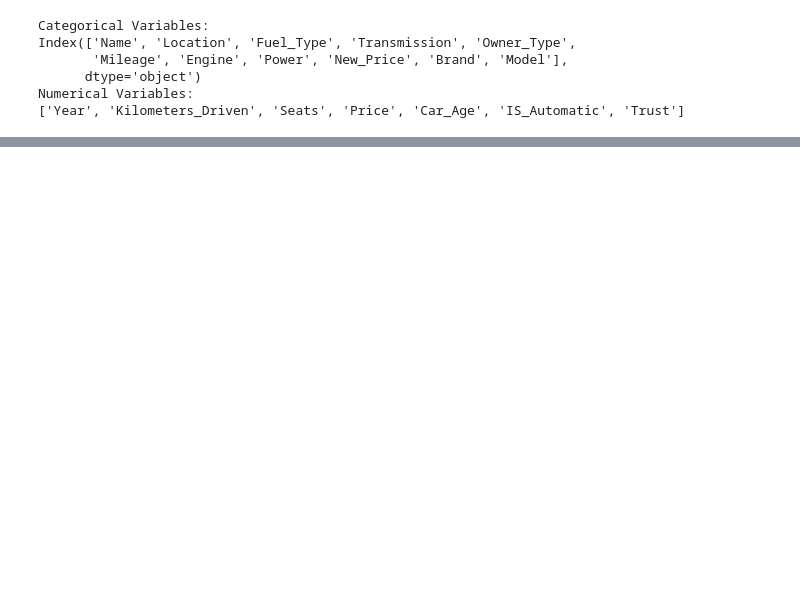
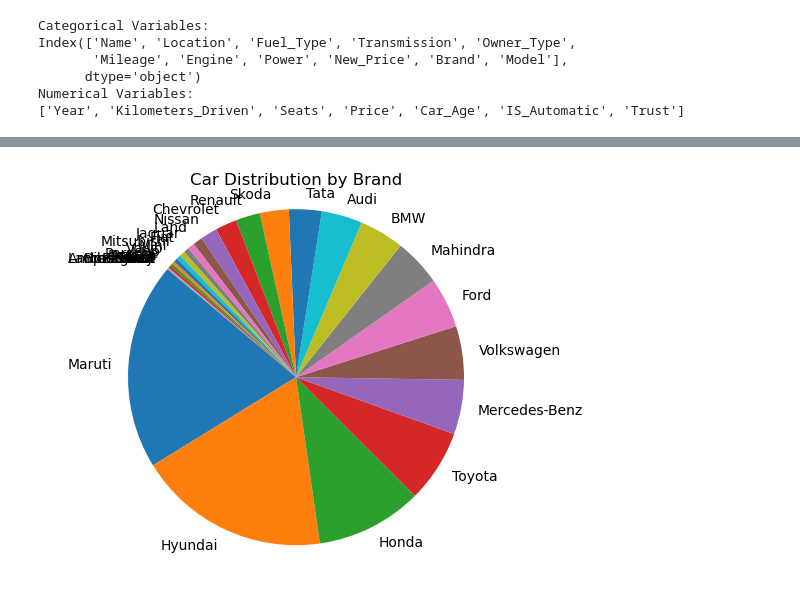
Before and after one commit to samruddhi02004/Machine-Learning-laboratory, a Jupyter notebook: Assingment 1/cars data.ipynb, the cells around one changed output, grey strips where cells are left out. Saved outputs shown, nothing was run; the diff lists cells and outputs as text; code cells hidden in the pictures; blank space fills up the shorter version.

```diff
--- a/Assingment 1/cars data.ipynb
+++ b/Assingment 1/cars data.ipynb
@@ -345,0 +379,13 @@ Numerical Variables:
+# %%
+model_counts = cars_data['Name'].value_counts()
+
+cars_data['Brand'] = cars_data['Name'].apply(lambda x: x.split()[0])
+
+brand_counts = cars_data['Brand'].value_counts()
+
+plt.pie(brand_counts, labels=brand_counts.index, startangle=140)
+plt.title('Car Distribution by Brand')
+plt.axis('equal')
+plt.show()
+# %% [output]
+[figure, added]
```
Also changed, not shown: parts of 11 cells of this notebook.
